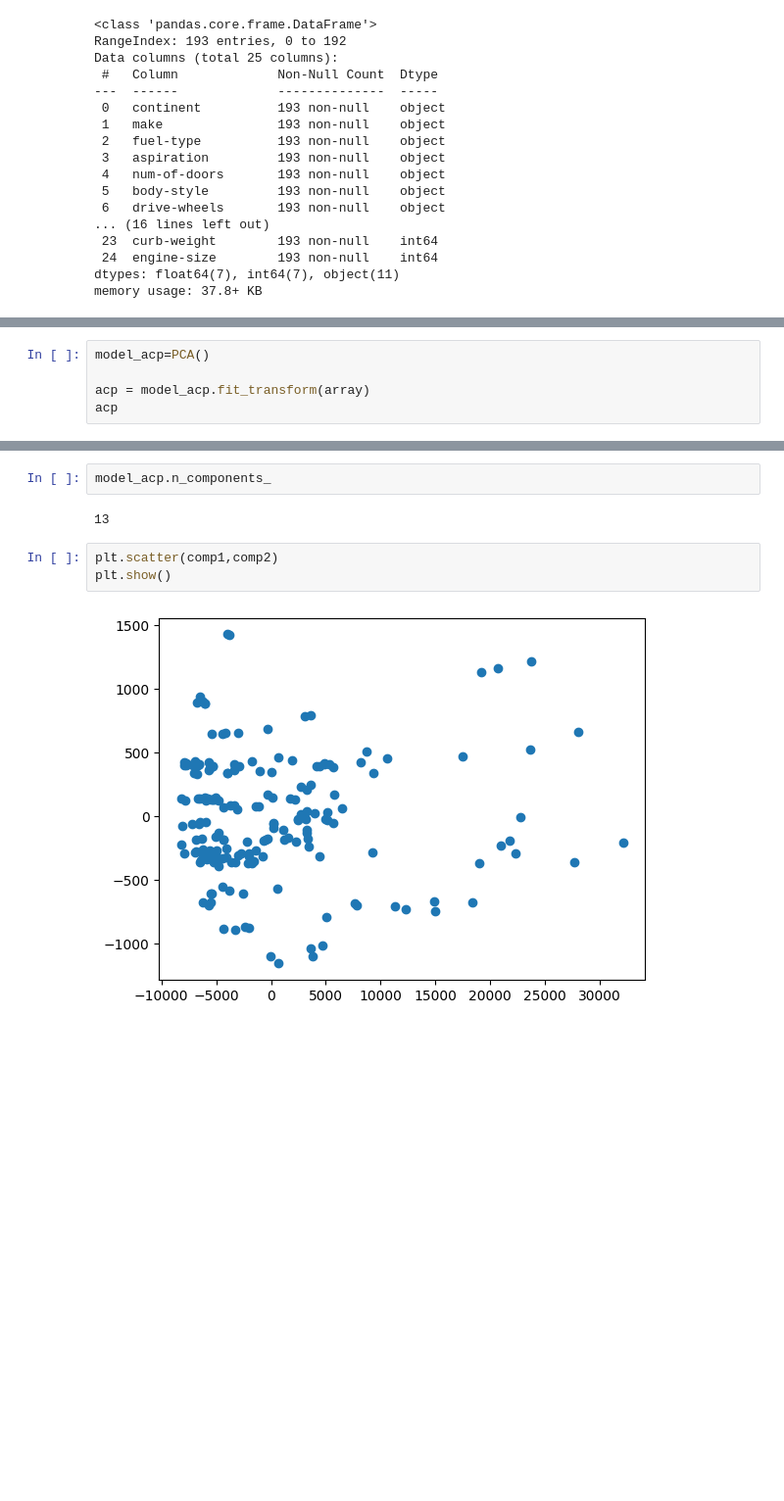
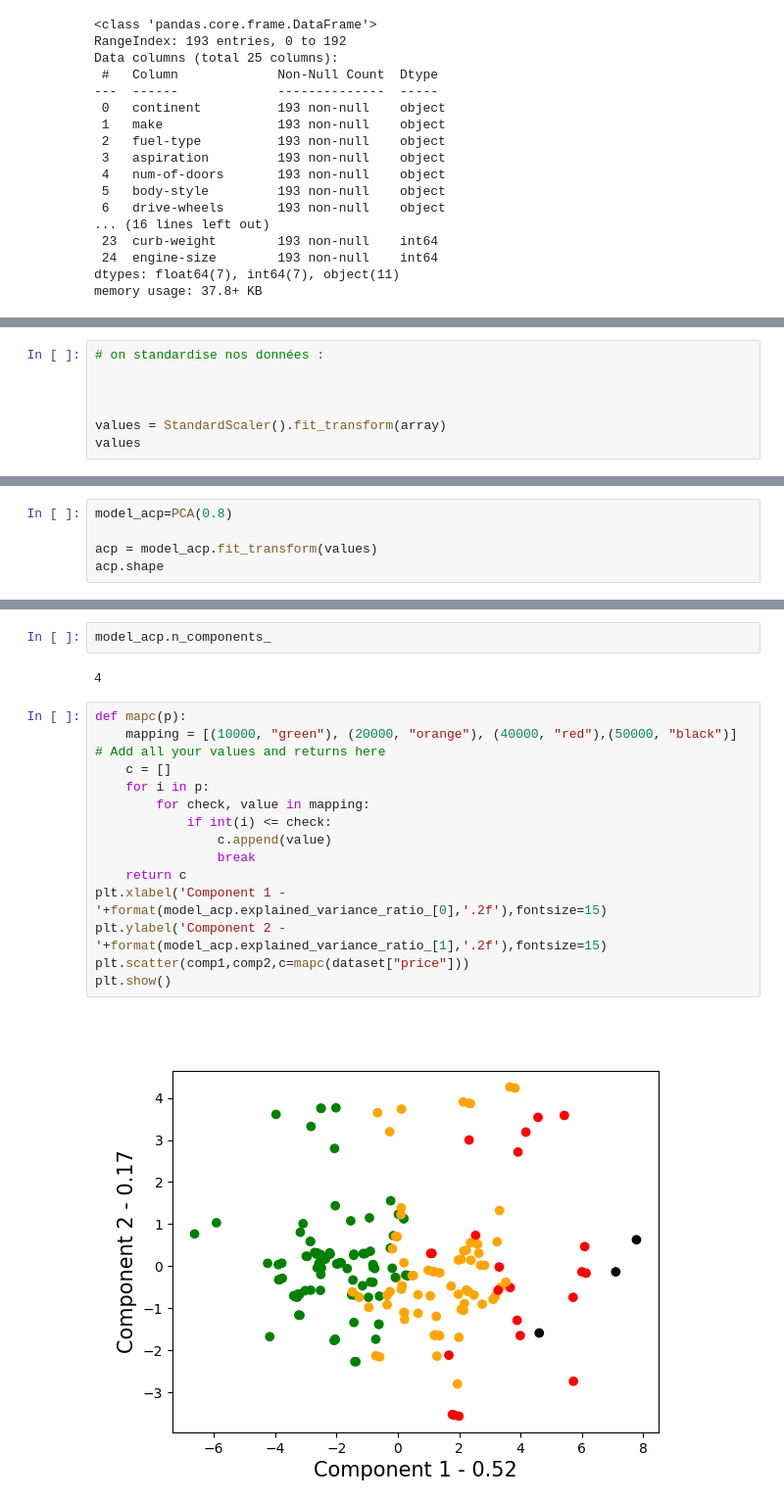
Before and after one commit to YoussefSA2/Projet_Data, a Jupyter notebook: Projet.ipynb, the cells around one changed output, grey strips where cells are left out. Shown at 98% size. Cells and saved outputs as stored; diff of their text form; blank space fills up the shorter version.

```diff
--- a/Projet.ipynb
+++ b/Projet.ipynb
@@ -73,0 +110,7 @@ PearsonRResult(statistic=-0.06841959580719016, pvalue=0.3444295721729679)
+# %%
+# on standardise nos données :
+
+
+
+values = StandardScaler().fit_transform(array)
+values
@@ -74,6 +135,6 @@ PearsonRResult(statistic=-0.06841959580719016, pvalue=0.3444295721729679)
 # %%
-model_acp=PCA()
+model_acp=PCA(0.8)
 
-acp = model_acp.fit_transform(array)
-acp
+acp = model_acp.fit_transform(values)
+acp.shape
 # %% [output]
@@ -120,9 +165,20 @@ array([0.99542707, 0.99895086, 0.99999314, 0.99999884, 0.99999944,
 # %%
 model_acp.n_components_
 # %% [output]
-13
+4
-# %%
-plt.scatter(comp1,comp2)
-plt.show()
-# %% [output]
-[figure, removed]
+# %%
+def mapc(p):
+    mapping = [(10000, "green"), (20000, "orange"), (40000, "red"),(50000, "black")] # Add all your values and returns here
+    c = []
+    for i in p:
+        for check, value in mapping:
+            if int(i) <= check:
+                c.append(value)
+                break
+    return c
+plt.xlabel('Component 1 - '+format(model_acp.explained_variance_ratio_[0],'.2f'),fontsize=15)
+plt.ylabel('Component 2 - '+format(model_acp.explained_variance_ratio_[1],'.2f'),fontsize=15)
+plt.scatter(comp1,comp2,c=mapc(dataset["price"]))
+plt.show()
+# %% [output]
+[figure, added]
```
Also changed, not shown: parts of 13 cells of this notebook, 2 other files.
